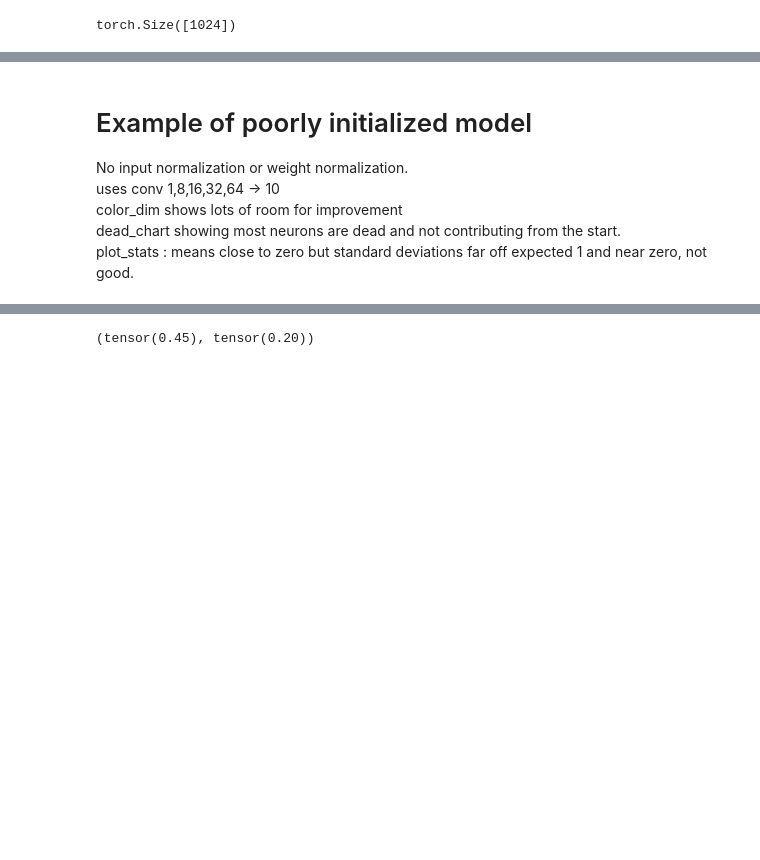
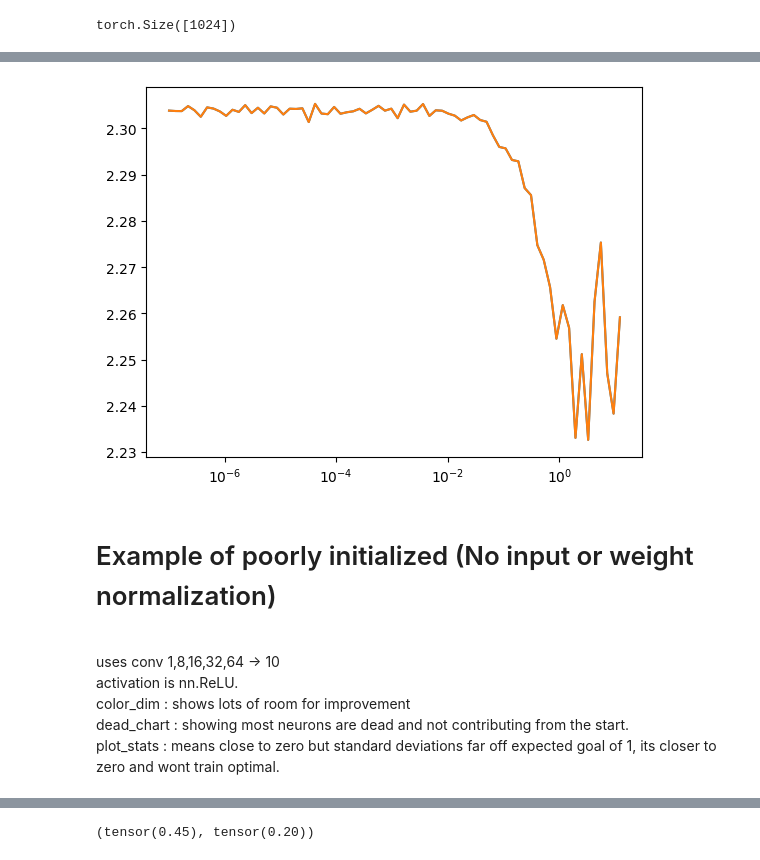
Before and after one commit to resolver101757/resolver101757.github.io, a Jupyter notebook: posts/demo_quarto_jupyter_ref/LSUV_for_the_blog.ipynb, the cells around one changed output, grey strips where cells are left out. Cells and saved outputs as stored; diff of their text form; code cells hidden in the pictures; blank space fills up the shorter version.

```diff
--- a/posts/demo_quarto_jupyter_ref/LSUV_for_the_blog.ipynb
+++ b/posts/demo_quarto_jupyter_ref/LSUV_for_the_blog.ipynb
@@ -240,7 +198,57 @@ plt.xscale('log')
+# %%
+#| echo: True
+#| output: True
+#| fig-cap : "Learning rate finder graph, the graph shows the relationship between learning rate (x-axis) and loss (y-axis)."
+#| code-summary :  From looking at the chart, it looks like the best learning rate is going to be between 10^-2 and 10^-1
+
+# transform dataset and loader
+@inplace
+def transformi(b): b[x] = [TF.to_tensor(o) for o in b[x]]
+
+tds = dsd.with_transform(transformi)
+dls = DataLoaders.from_dd(tds, bs, num_workers=2)
+dt = dls.train
+
+lrfind = LRFinderCB()
+cbs = [TrainCB(), DeviceCB(), lrfind]
+
+# fits data
+def fit(model, epochs=1, xtra_cbs=None):
+    learn = Learner(model, dls, loss_func=F.cross_entropy, lr=0.0000001, cbs=cbs+fc.L(xtra_cbs))
+    learn.fit(epochs)
+    return learn
+
+# conv function takes in kernal size, stride (how many elements are skipped) and padding (number of zeros added to the edge of the input data)
+# along with ni (features) input channels and output channels (feature maps)
+
+def conv(ni, nf, ks=3, act=True):
+    res = nn.Conv2d(ni, nf, stride=2, kernel_size=ks, padding=ks//2)
+    if act: res = nn.Sequential(res, nn.ReLU())
+    return res
+
+#
+
+def cnn_layers():
+    return [
+        conv(1 ,8, ks=5),        #14x14
+        conv(8 ,16),             #7x7
+        conv(16,32),             #4x4
+        conv(32,64),             #2x2
+        conv(64,10, act=False),  #1x1
+        nn.Flatten()]
+
+model = nn.Sequential(*cnn_layers())
+
+fit(model);
+
+plt.plot(lrfind.lrs, lrfind.losses)
+plt.xscale('log')
+# %% [output]
+[figure, added]
 # %% [markdown]
-# Example of poorly initialized model
-No input normalization or weight normalization.
+# Example of poorly initialized (No input or weight normalization)
 <br> uses conv 1,8,16,32,64 -> 10
-<br> color_dim shows lots of room for improvement
- dead_chart showing most neurons are dead and not contributing from the start.
-<br> plot_stats : means close to zero but standard deviations far off expected 1 and near zero, not good.
+<br> activation is nn.ReLU.
+<br> color_dim : shows lots of room for improvement
+ dead_chart : showing most neurons are dead and not contributing from the start.
+<br> plot_stats : means close to zero but standard deviations far off expected goal of 1, its closer to zero and wont train optimal.
```
Also changed, not shown: parts of 37 cells of this notebook, 31 other files.
